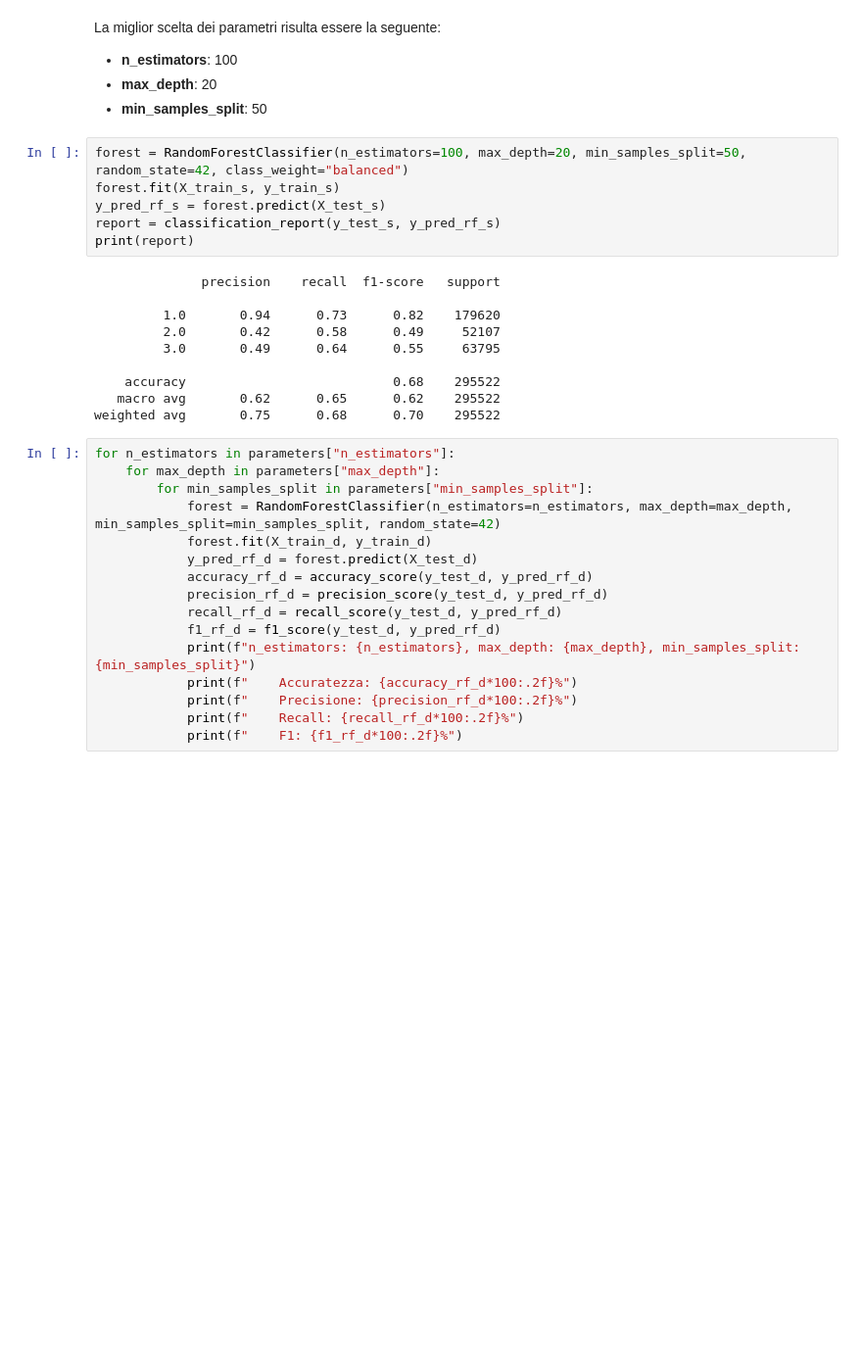
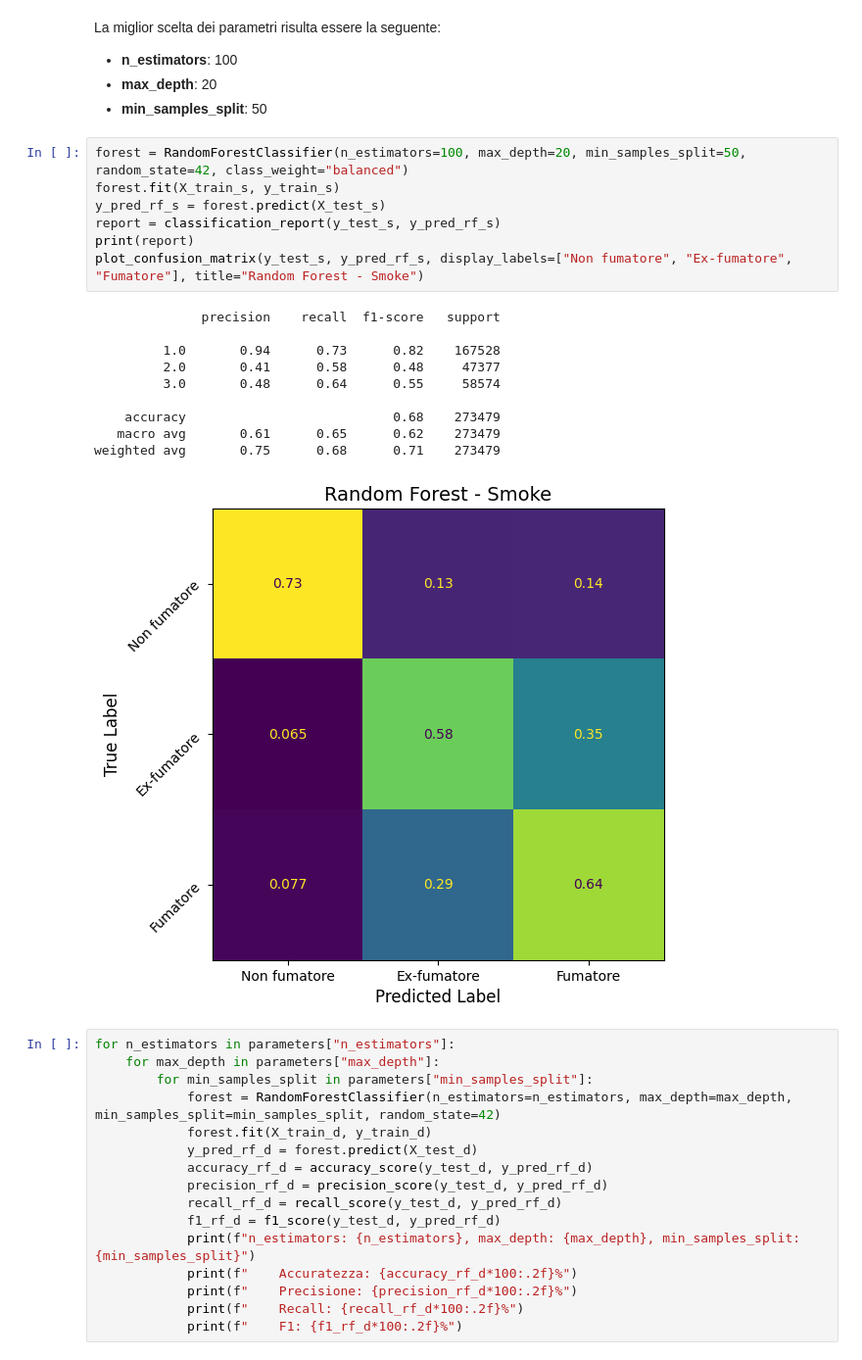
Before and after one commit to marcodeano/ML_project_2025, a Jupyter notebook: random_forest_classifier_base_model.ipynb, the cells around one changed output. Shown: that part at 98% size. Drawn from its saved outputs; the diff is of its cells as text; blank space fills up the shorter version.

```diff
--- a/random_forest_classifier_base_model.ipynb
+++ b/random_forest_classifier_base_model.ipynb
@@ -96,19 +93,21 @@ La miglior scelta dei parametri risulta essere la seguente:
 # %%
 forest = RandomForestClassifier(n_estimators=100, max_depth=20, min_samples_split=50, random_state=42, class_weight="balanced")
 forest.fit(X_train_s, y_train_s)
 y_pred_rf_s = forest.predict(X_test_s)
 report = classification_report(y_test_s, y_pred_rf_s)
 print(report)
+plot_confusion_matrix(y_test_s, y_pred_rf_s, display_labels=["Non fumatore", "Ex-fumatore", "Fumatore"], title="Random Forest - Smoke")
 # %% [output]
               precision    recall  f1-score   support
 
-         1.0       0.94      0.73      0.82    179620
-         2.0       0.42      0.58      0.49     52107
-         3.0       0.49      0.64      0.55     63795
+         1.0       0.94      0.73      0.82    167528
+         2.0       0.41      0.58      0.48     47377
+         3.0       0.48      0.64      0.55     58574
 
-    accuracy                           0.68    295522
-   macro avg       0.62      0.65      0.62    295522
-weighted avg       0.75      0.68      0.70    295522
+    accuracy                           0.68    273479
+   macro avg       0.61      0.65      0.62    273479
+weighted avg       0.75      0.68      0.71    273479
+[figure, added]
 # %%
 for n_estimators in parameters["n_estimators"]:
     for max_depth in parameters["max_depth"]:
```
Also changed, not shown: parts of 7 cells of this notebook, 3 other files.
